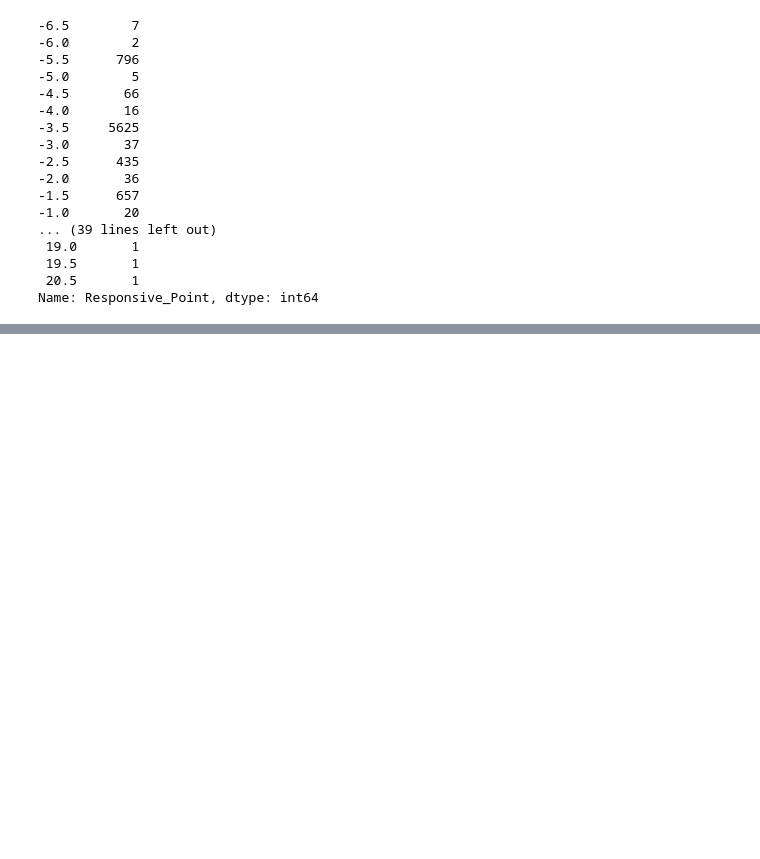
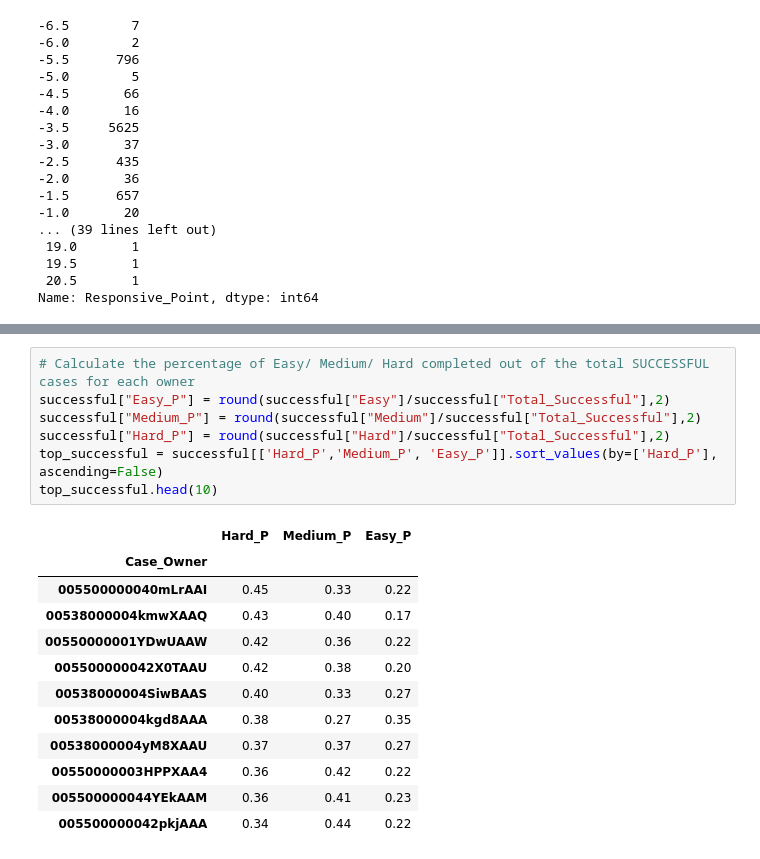
Before and after one commit to iAlhasan/DSP-Project, a Jupyter notebook: Quynh_StoryLine#2.ipynb, the cells around one changed output, grey strips where cells are left out. Drawn from its saved outputs; the diff is of its cells as text; blank space fills up the shorter version.

```diff
--- a/Quynh_StoryLine#2.ipynb
+++ b/Quynh_StoryLine#2.ipynb
@@ -1175,0 +1260,20 @@ table
+# %%
+# Calculate the percentage of Easy/ Medium/ Hard completed out of the total SUCCESSFUL cases for each owner
+successful["Easy_P"] = round(successful["Easy"]/successful["Total_Successful"],2)
+successful["Medium_P"] = round(successful["Medium"]/successful["Total_Successful"],2)
+successful["Hard_P"] = round(successful["Hard"]/successful["Total_Successful"],2)
+top_successful = successful[['Hard_P','Medium_P', 'Easy_P']].sort_values(by=['Hard_P'], ascending=False)
+top_successful.head(10)
+# %% [output]
+|  | Hard_P | Medium_P | Easy_P |
+| Case_Owner |  |  |  |
+| 005500000040mLrAAI | 0.45 | 0.33 | 0.22 |
+| 00538000004kmwXAAQ | 0.43 | 0.40 | 0.17 |
+| 00550000001YDwUAAW | 0.42 | 0.36 | 0.22 |
+| 005500000042X0TAAU | 0.42 | 0.38 | 0.20 |
+| 00538000004SiwBAAS | 0.40 | 0.33 | 0.27 |
+| 00538000004kgd8AAA | 0.38 | 0.27 | 0.35 |
+| 00538000004yM8XAAU | 0.37 | 0.37 | 0.27 |
+| 00550000003HPPXAA4 | 0.36 | 0.42 | 0.22 |
+| 005500000044YEkAAM | 0.36 | 0.41 | 0.23 |
+| 005500000042pkjAAA | 0.34 | 0.44 | 0.22 |
```
Also changed, not shown: parts of 61 cells of this notebook.
